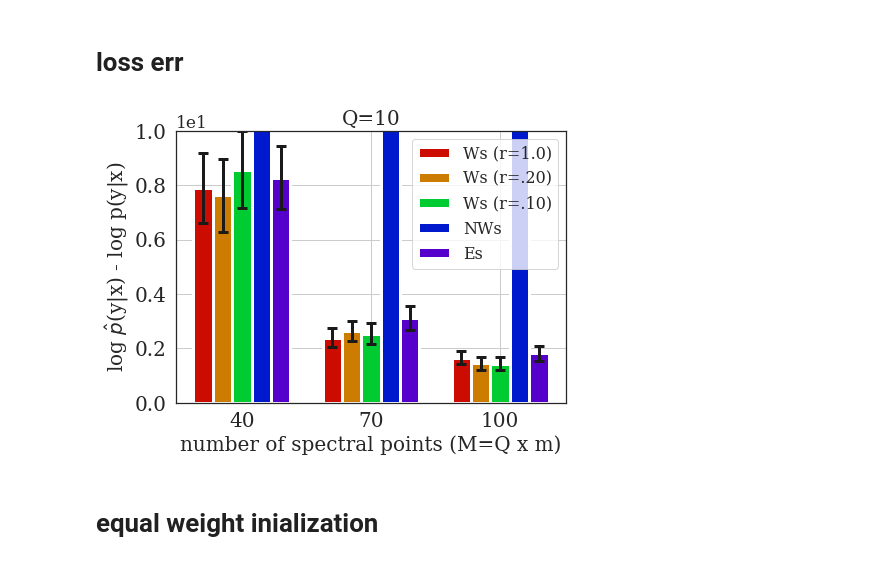
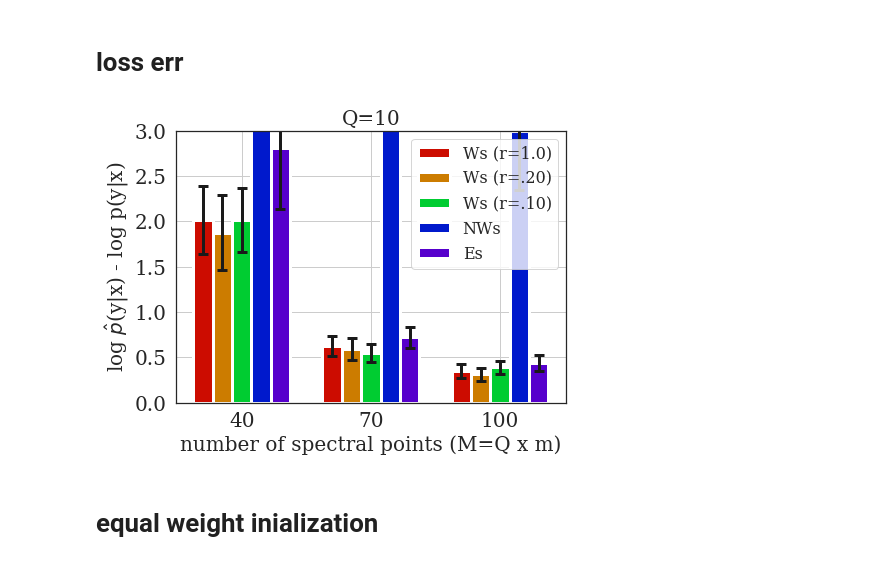
Before and after one commit to becre2021/abinfergsm, a Jupyter notebook: exp1_appendix.ipynb, the cells around one changed output. Saved outputs shown, nothing was run; the diff lists cells and outputs as text; code cells hidden in the pictures.

```diff
--- a/exp1_appendix.ipynb
+++ b/exp1_appendix.ipynb
@@ -476,35 +476,35 @@ for ith in range(len(num_Q_list)):
 
     for iith,(ith_mean,ith_std) in enumerate(zip(Q_means_list,Q_stds_list)):
         #plt.bar(ind + (-2+iith)*width/6  , ith_mean , width/6, yerr= ith_std ,linewidth=3 , capsize=5 , label= legend_tag2[iith]  , color = color_tag[iith] )
         plt.bar(ind + (-2+iith)*width/6  , ith_mean , width/6, yerr= 2*np.array(ith_std)/np.sqrt(num_repexp)
                 ,linewidth=3 , error_kw=dict(lw=3, capsize=5, capthick=3) , label= legend_tag2[iith]  , color = color_tag[iith] )
 
     plt.xticks( ind , ticklabel)
     plt.xlabel('number of spectral points (M=Q x m)',fontsize = 20)
     plt.tick_params(axis='both', which='major', labelsize= 20)
 
 
 
     plt.gca().yaxis.get_offset_text().set_size(17)
     plt.title('Q={}'.format(num_Q_list[ith]), fontsize= 20)
     plt.ticklabel_format(axis='y',style='sci',scilimits=(0,0) )
 
     if ith == 0:
         plt.ylabel('log $\hat{p}$(y|x) - log p(y|x)',fontsize = 20)
 
 
-plt.ylim([0,10])
+plt.ylim([0,3])
 leg = plt.legend(loc='upper right',fontsize = 16.0, ncol = 1 , columnspacing = 0.4)
 for line in leg.get_lines():
     line.set_linewidth(4)
 
 
 
 save_figname= 'exp1_weightlosserror'
 # plt.savefig(save_figure_path + save_figname  + '.pdf' , format='pdf', dpi=1000, bbox_inches='tight')
 # plt.show()
 # %% [output]
-[figure, old version]
+[figure, new version]
 # %% [markdown]
 # equal weight inialization
 # %%
```
Also changed, not shown: parts of 4 cells of this notebook, 2 other files.
